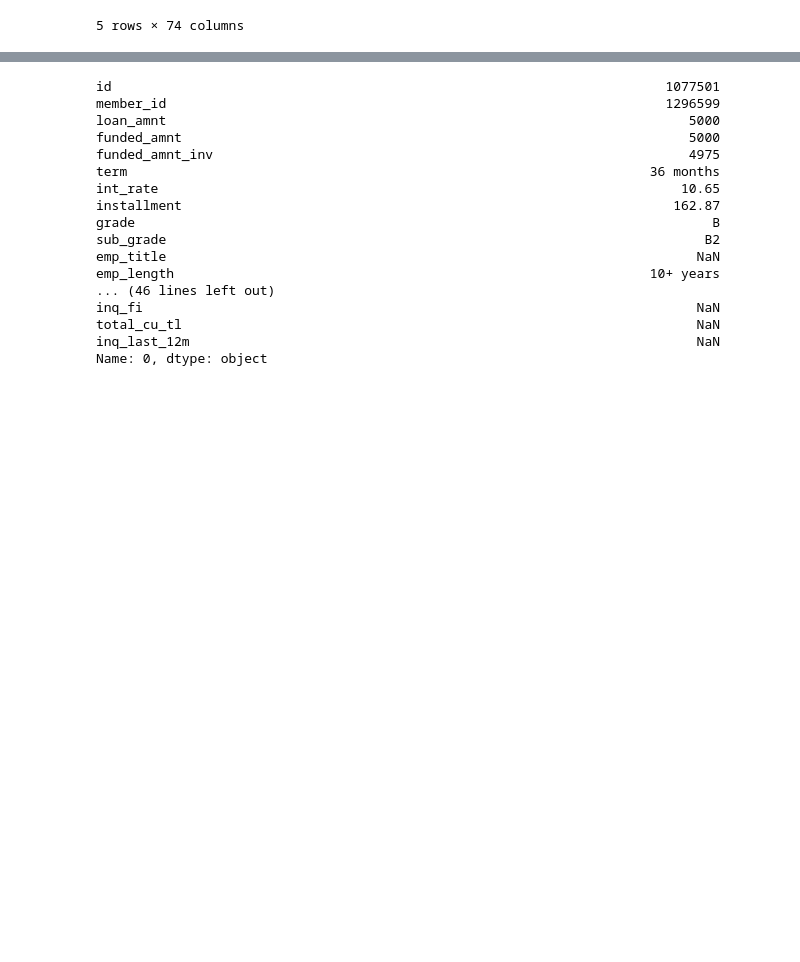
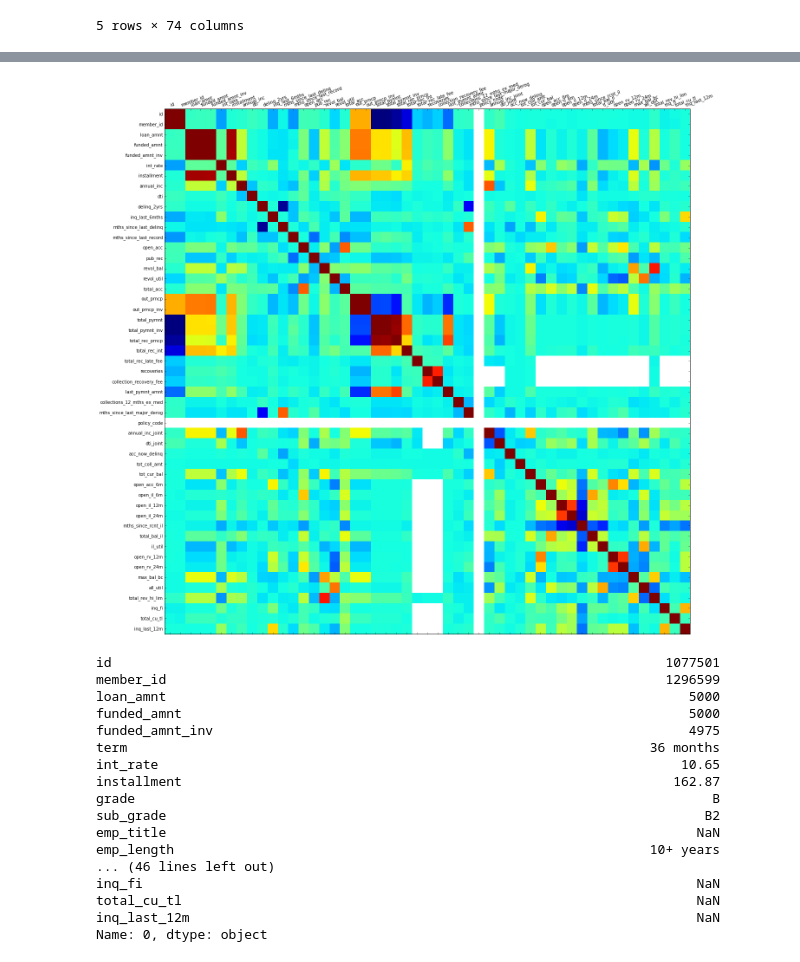
Before and after one commit to yitongl/DataScience, a Jupyter notebook: Bankruptcy analysis.ipynb, the cells around one changed output, grey strips where cells are left out. Saved outputs shown, nothing was run; the diff lists cells and outputs as text; code cells hidden in the pictures; blank space fills up the shorter version.

```diff
--- a/Bankruptcy analysis.ipynb
+++ b/Bankruptcy analysis.ipynb
@@ -23,3 +48,23 @@ df.head()
+# %%
+def plot_correlation_matrix(df):
+    """Takes a pandas dataframe as input"""
+    fig, ax = plt.subplots(nrows=1, ncols=1, figsize=(20,20))
+
+    cax = ax.matshow(df.corr())
+
+    ticks = list(range(len(df.columns)))
+    ax.set_xticks(ticks)
+    ax.set_yticks(ticks)
+
+    ax.set_xticklabels(df.columns, rotation=20, horizontalalignment='left')
+    ax.set_yticklabels(df.columns)
+
+    plt.tight_layout()
+    plt.show()
+# %%
+plot_correlation_matrix(df[df.describe().columns.tolist()])
+# %% [output]
+[figure, added]
 # %%
 df.iloc[0]
 # %% [output]
```
Also changed, not shown: parts of 62 cells of this notebook.
